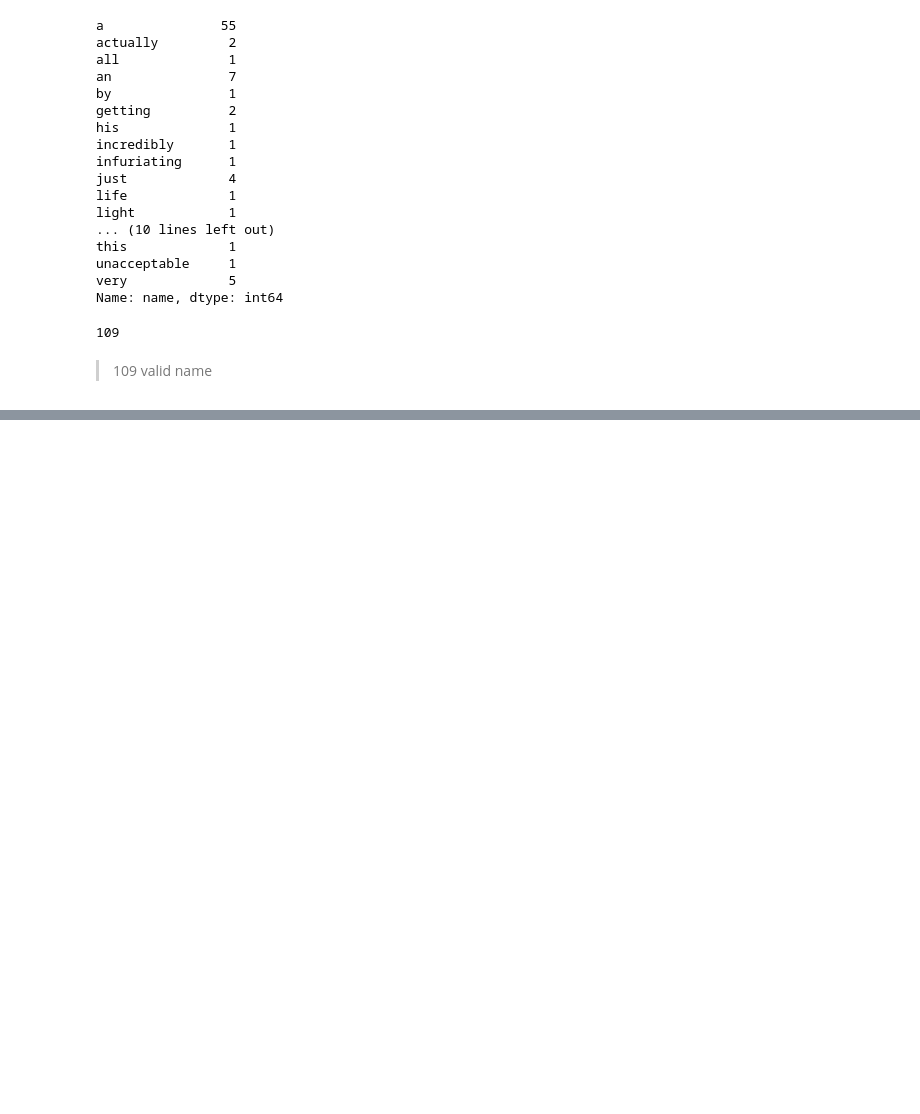
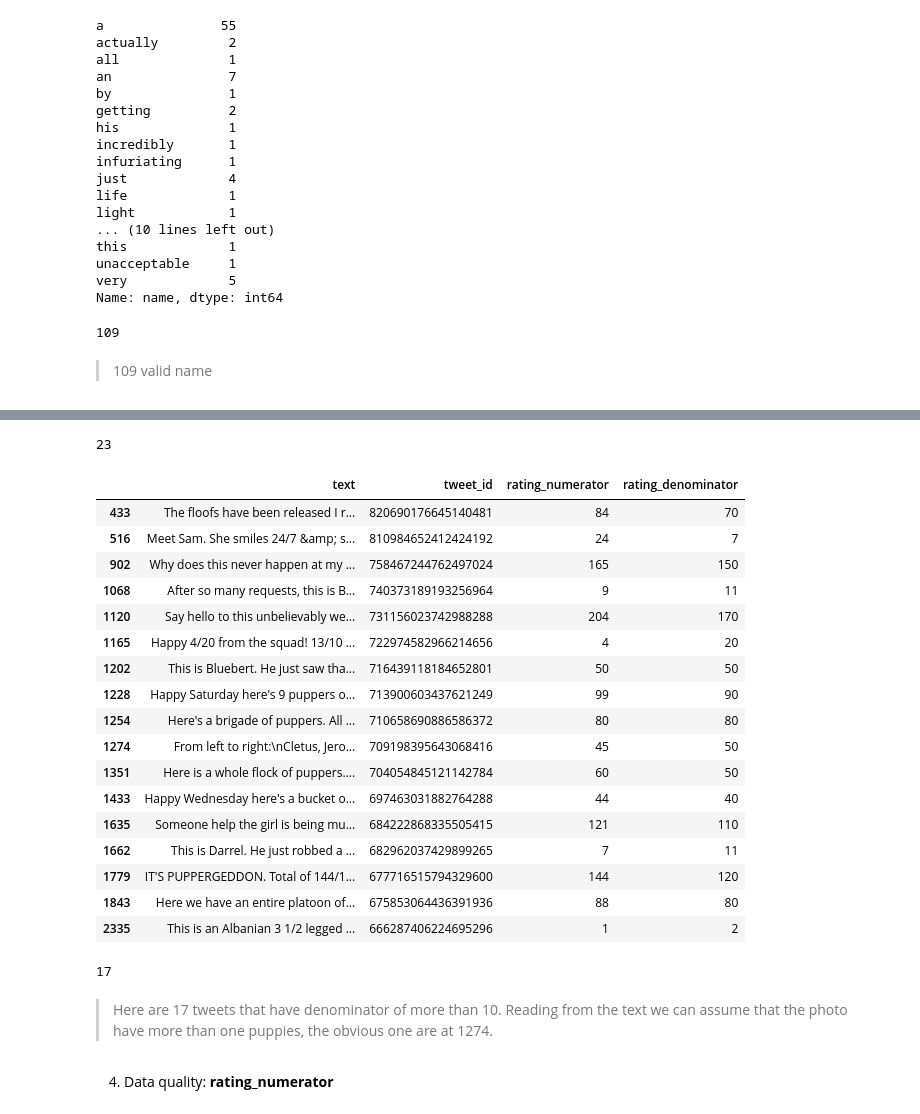
Before and after one commit to isaphu/Data-Wrangling-WeRateDog, a Jupyter notebook: wrangle_act.ipynb, the cells around one changed output, grey strips where cells are left out. Saved outputs shown, nothing was run; the diff lists cells and outputs as text; code cells hidden in the pictures; blank space fills up the shorter version.

```diff
--- a/wrangle_act.ipynb
+++ b/wrangle_act.ipynb
@@ -217,0 +272,39 @@ Name: name, dtype: int64
+# %%
+sum(df_1.rating_denominator != 10)
+# %% [output]
+23
+# %%
+#find out what tweet has a denominator of more than 10m not a reply and not retweet
+deno_find = (df_1.rating_denominator != 10) & \
+            df_1.in_reply_to_status_id.isna() & \
+            df_1.retweeted_status_id.isna()
+
+deno_cols = ['text', 'tweet_id', 'rating_numerator', 'rating_denominator']
+df_1[deno_find][deno_cols]
+# %% [output]
+|  | text | tweet_id | rating_numerator | rating_denominator |
+| 433 | The floofs have been released I r... | 820690176645140481 | 84 | 70 |
+| 516 | Meet Sam. She smiles 24/7 &amp; s... | 810984652412424192 | 24 | 7 |
+| 902 | Why does this never happen at my ... | 758467244762497024 | 165 | 150 |
+| 1068 | After so many requests, this is B... | 740373189193256964 | 9 | 11 |
+| 1120 | Say hello to this unbelievably we... | 731156023742988288 | 204 | 170 |
+| 1165 | Happy 4/20 from the squad! 13/10 ... | 722974582966214656 | 4 | 20 |
+| 1202 | This is Bluebert. He just saw tha... | 716439118184652801 | 50 | 50 |
+| 1228 | Happy Saturday here's 9 puppers o... | 713900603437621249 | 99 | 90 |
+| 1254 | Here's a brigade of puppers. All ... | 710658690886586372 | 80 | 80 |
+| 1274 | From left to right:\nCletus, Jero... | 709198395643068416 | 45 | 50 |
+| 1351 | Here is a whole flock of puppers.... | 704054845121142784 | 60 | 50 |
+| 1433 | Happy Wednesday here's a bucket o... | 697463031882764288 | 44 | 40 |
+| 1635 | Someone help the girl is being mu... | 684222868335505415 | 121 | 110 |
+| 1662 | This is Darrel. He just robbed a ... | 682962037429899265 | 7 | 11 |
+| 1779 | IT'S PUPPERGEDDON. Total of 144/1... | 677716515794329600 | 144 | 120 |
+| 1843 | Here we have an entire platoon of... | 675853064436391936 | 88 | 80 |
+| 2335 | This is an Albanian 3 1/2 legged ... | 666287406224695296 | 1 | 2 |
+# %%
+sum(deno_find)
+# %% [output]
+17
+# %% [markdown]
+> Here are 17 tweets that have denominator of more than 10. Reading from the text we can assume that the photo have more than one puppies, the obvious one are at 1274.
+# %% [markdown]
+4. Data quality: <strong>rating_numerator</strong>
```
Also changed, not shown: parts of 30 cells of this notebook.
